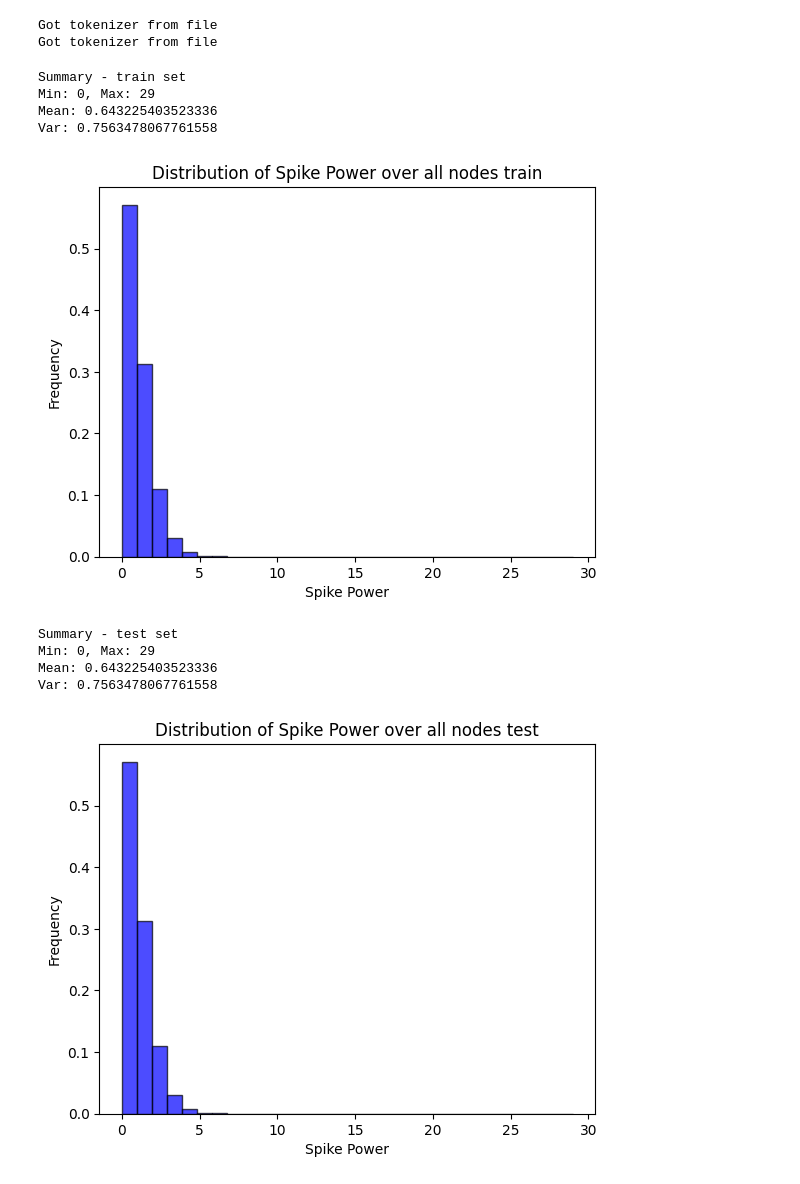
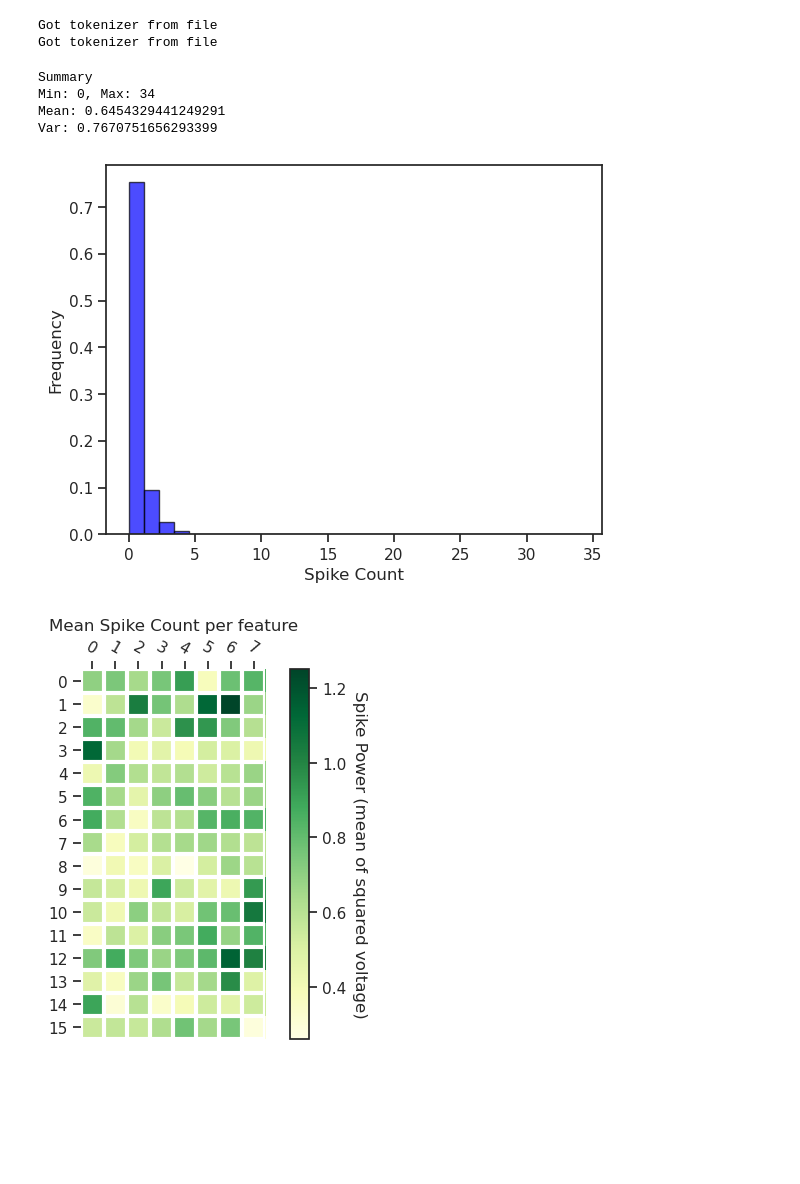
Before and after one commit to yuanhao-chen-nyoeghau/Wav2Vec2ForBrain, a Jupyter notebook: analysis.ipynb, the cells around one changed output. Cells and saved outputs as stored; diff of their text form; code cells hidden in the pictures; blank space fills up the shorter version.

```diff
--- a/analysis.ipynb
+++ b/analysis.ipynb
@@ -90,18 +88,11 @@ The channels correspond to the arrays in the same way as spikePow described abov
 
 Note that threshold crossing counts describe the number of times the voltage recorded on an electrode crossed a threshold within a given time bin (essentially, this roughly counts the number of nearby action potentials observed on an elctrode in a given time bin).
 # %%
-train_spike_pow_samples = get_dataset("train", "only_tx_unnormalized")
+train_spike_count_samples = get_dataset("train", "only_tx_unnormalized")
 # val_spike_pow_samples = get_dataset("val", "only_spikepow_unnormalized")
-test_spike_pow_samples = get_dataset("test", "only_tx_unnormalized")
+test_spike_count_samples = get_dataset("test", "only_tx_unnormalized")
+
+spike_counts = np.concatenate([train_spike_count_samples, test_spike_count_samples])
 # %% [output]
 Got tokenizer from file
 Got tokenizer from file
-# %%
-show_statistics(train_spike_pow_samples, "train")
-show_spike_hist(train_spike_pow_samples, "train")
-# %% [output]
-Summary - train set
-Min: 0, Max: 29
-Mean: 0.643225403523336
-Var: 0.7563478067761558
-[figure, removed]
@@ -111,9 +99,13 @@ Var: 0.7563478067761558
-# %%
-show_statistics(test_spike_pow_samples, "test")
-show_spike_hist(test_spike_pow_samples, "test")
-# %% [output]
-Summary - test set
-Min: 0, Max: 29
-Mean: 0.643225403523336
-Var: 0.7563478067761558
-[figure, removed]
+# %%
+show_statistics(spike_counts.flatten())
+show_hist(spike_counts.flatten(), "Spike Count", "Spike count over all nodes")
+mean_per_feature = spike_counts.mean(axis=0).reshape(((16,8)))
+show_heatmap(mean_per_feature, "Mean Spike Count per feature")
+show_clusters(spike_counts)
+# %% [output]
+Summary
+Min: 0, Max: 34
+Mean: 0.6454329441249291
+Var: 0.7670751656293399
+[figure, added]
+[figure, added]
```
Also changed, not shown: parts of 10 cells of this notebook, 1 other file.
